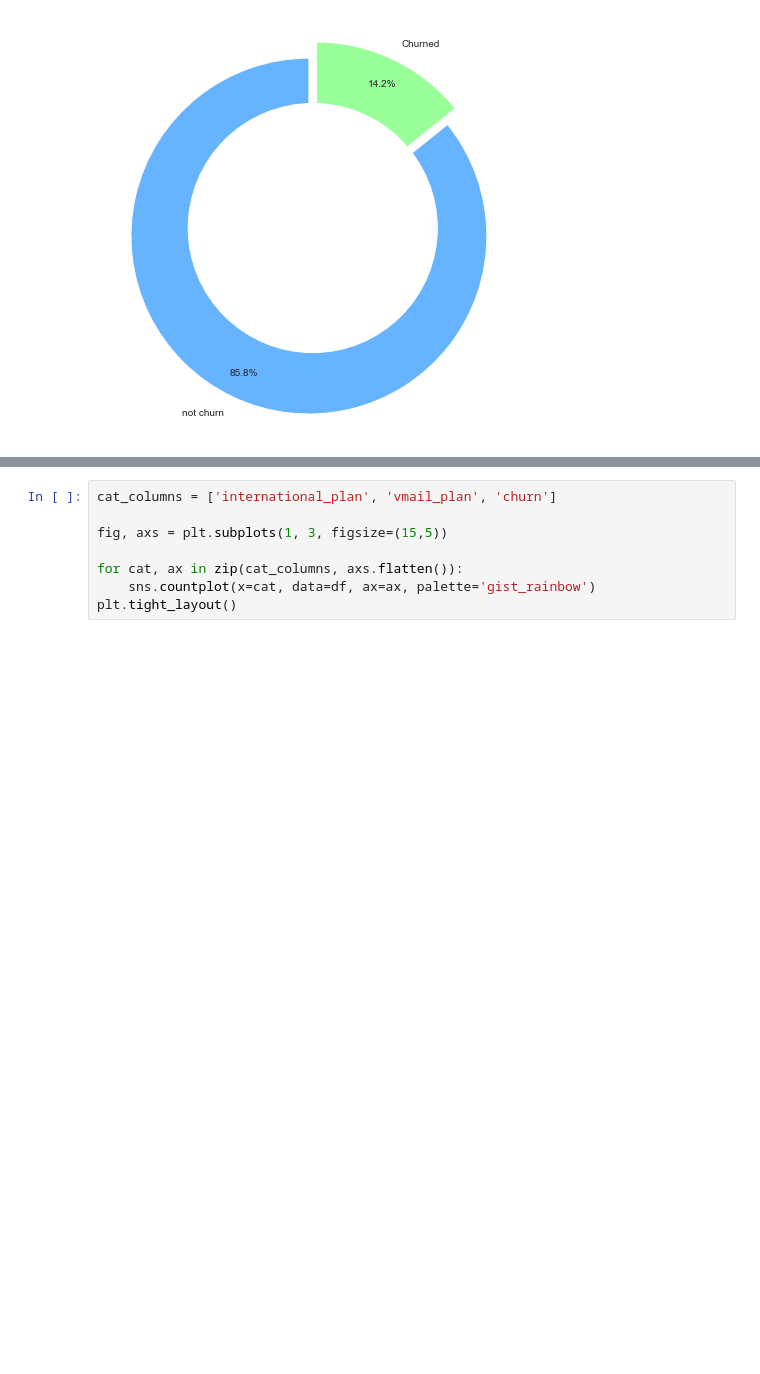
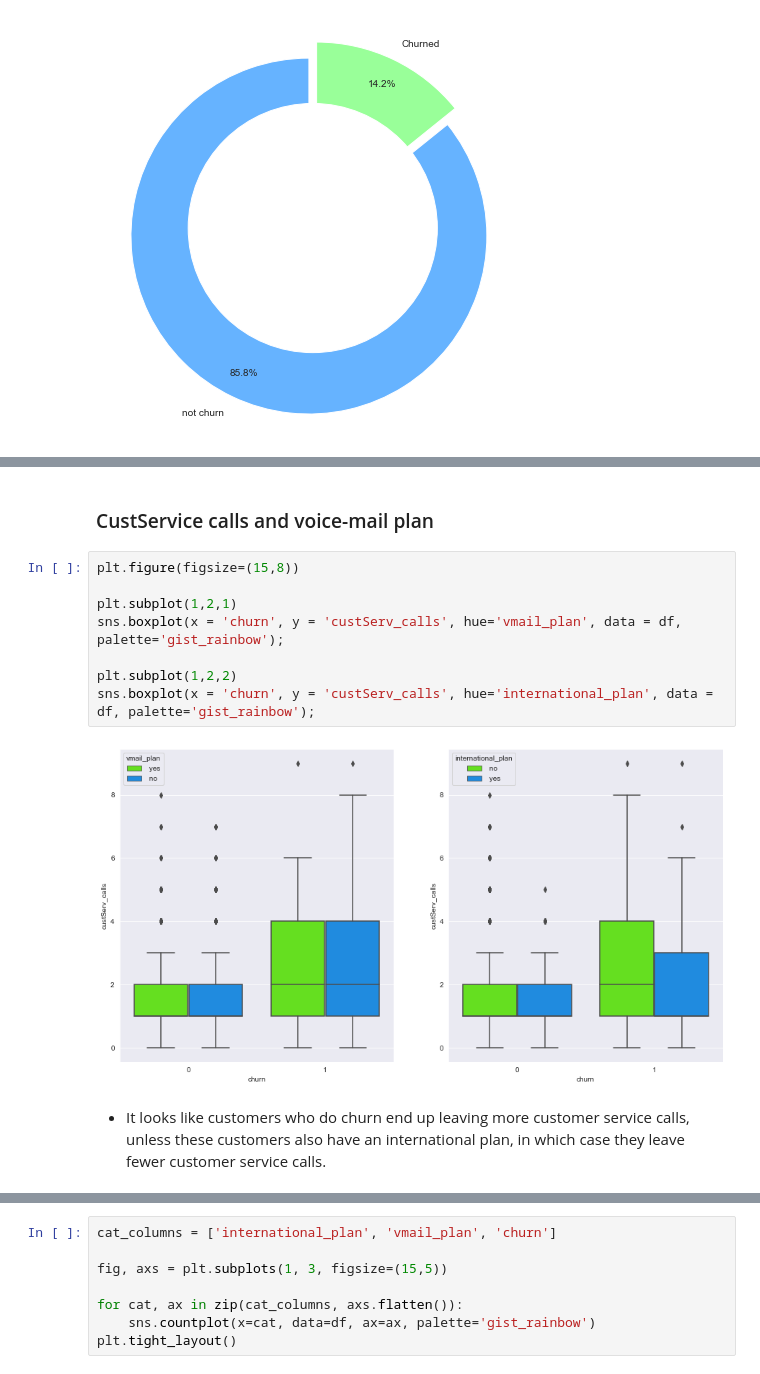
Before and after one commit to mdushetwar/Customer_Churn, a Jupyter notebook: PRCL-0017-Customer_Churn.ipynb, the cells around one changed output, grey strips where cells are left out. Drawn from its saved outputs; the diff is of its cells as text; blank space fills up the shorter version.

```diff
--- a/PRCL-0017-Customer_Churn.ipynb
+++ b/PRCL-0017-Customer_Churn.ipynb
@@ -197,0 +204,14 @@ plt.tight_layout();
+# %% [markdown]
+### CustService calls and voice-mail plan
+# %%
+plt.figure(figsize=(15,8))
+
+plt.subplot(1,2,1)
+sns.boxplot(x = 'churn', y = 'custServ_calls', hue='vmail_plan', data = df, palette='gist_rainbow');
+
+plt.subplot(1,2,2)
+sns.boxplot(x = 'churn', y = 'custServ_calls', hue='international_plan', data = df, palette='gist_rainbow');
+# %% [output]
+[figure, added]
+# %% [markdown]
+- It looks like customers who do churn end up leaving more customer service calls, unless these customers also have an international plan, in which case they leave fewer customer service calls.
```
Also changed, not shown: parts of 28 cells of this notebook.
